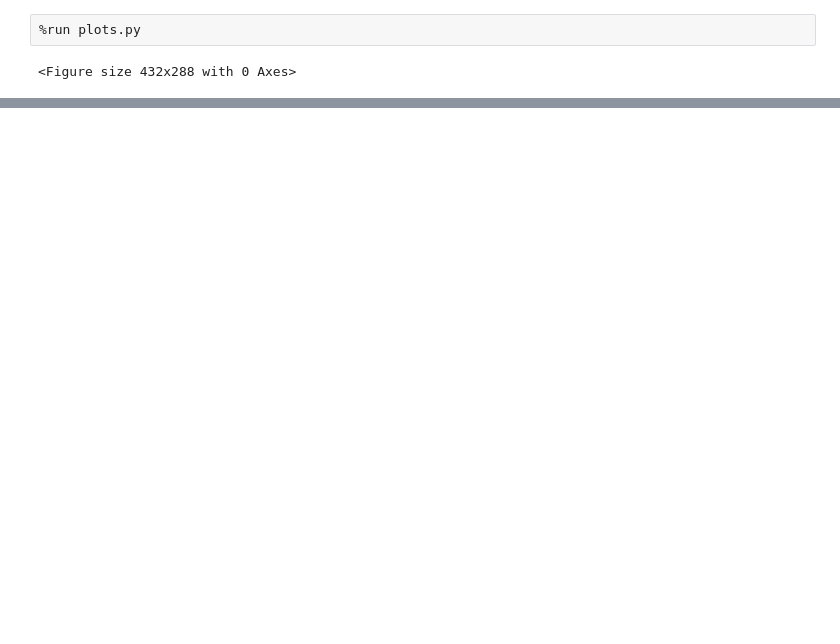
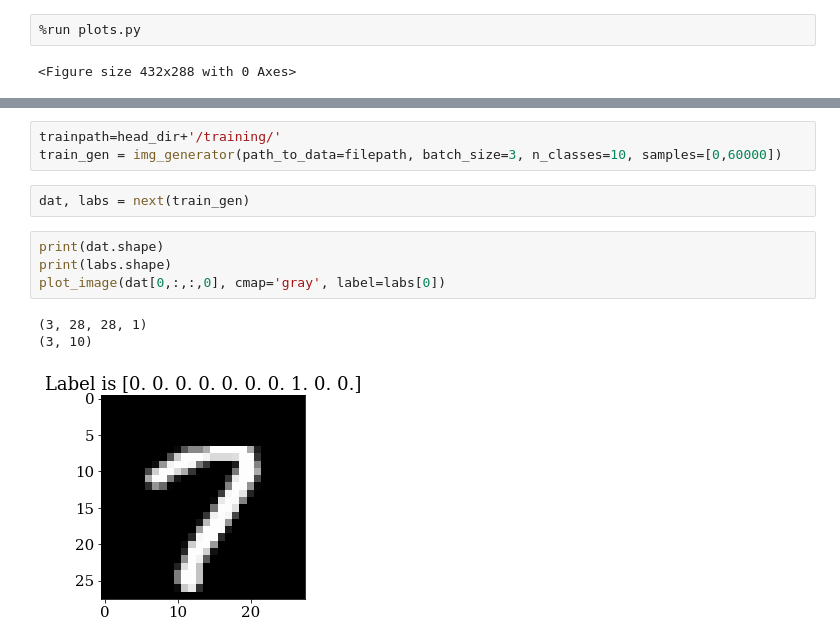
Before and after one commit to zhampel/rot-inv-conv, a Jupyter notebook: test_functions.ipynb, the cells around one changed output, grey strips where cells are left out. Drawn from its saved outputs; the diff is of its cells as text; blank space fills up the shorter version.

```diff
--- a/test_functions.ipynb
+++ b/test_functions.ipynb
@@ -48,3 +50,16 @@ plot_image(rot_img, cmap='gray', label=label)
+# %%
+trainpath=head_dir+'/training/'
+train_gen = img_generator(path_to_data=filepath, batch_size=3, n_classes=10, samples=[0,60000])
+# %%
+dat, labs = next(train_gen)
+# %%
+print(dat.shape)
+print(labs.shape)
+plot_image(dat[0,:,:,0], cmap='gray', label=labs[0])
+# %% [output]
+(3, 28, 28, 1)
+(3, 10)
+[figure, added]
 # %%
 from keras.models import Sequential
 from keras.layers.core import Dense, Activation
```
Also changed, not shown: parts of 20 cells of this notebook, 2 other files.
